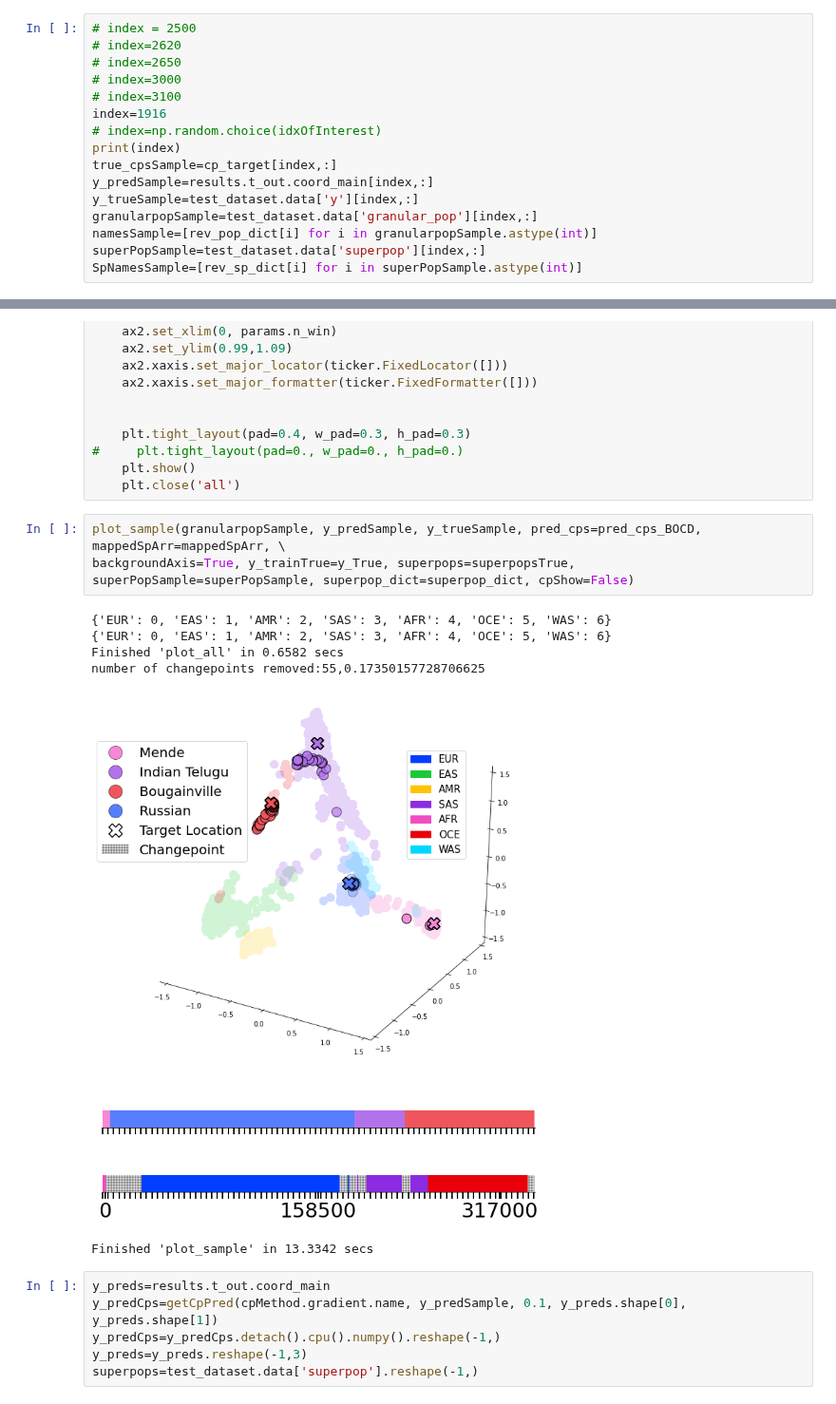
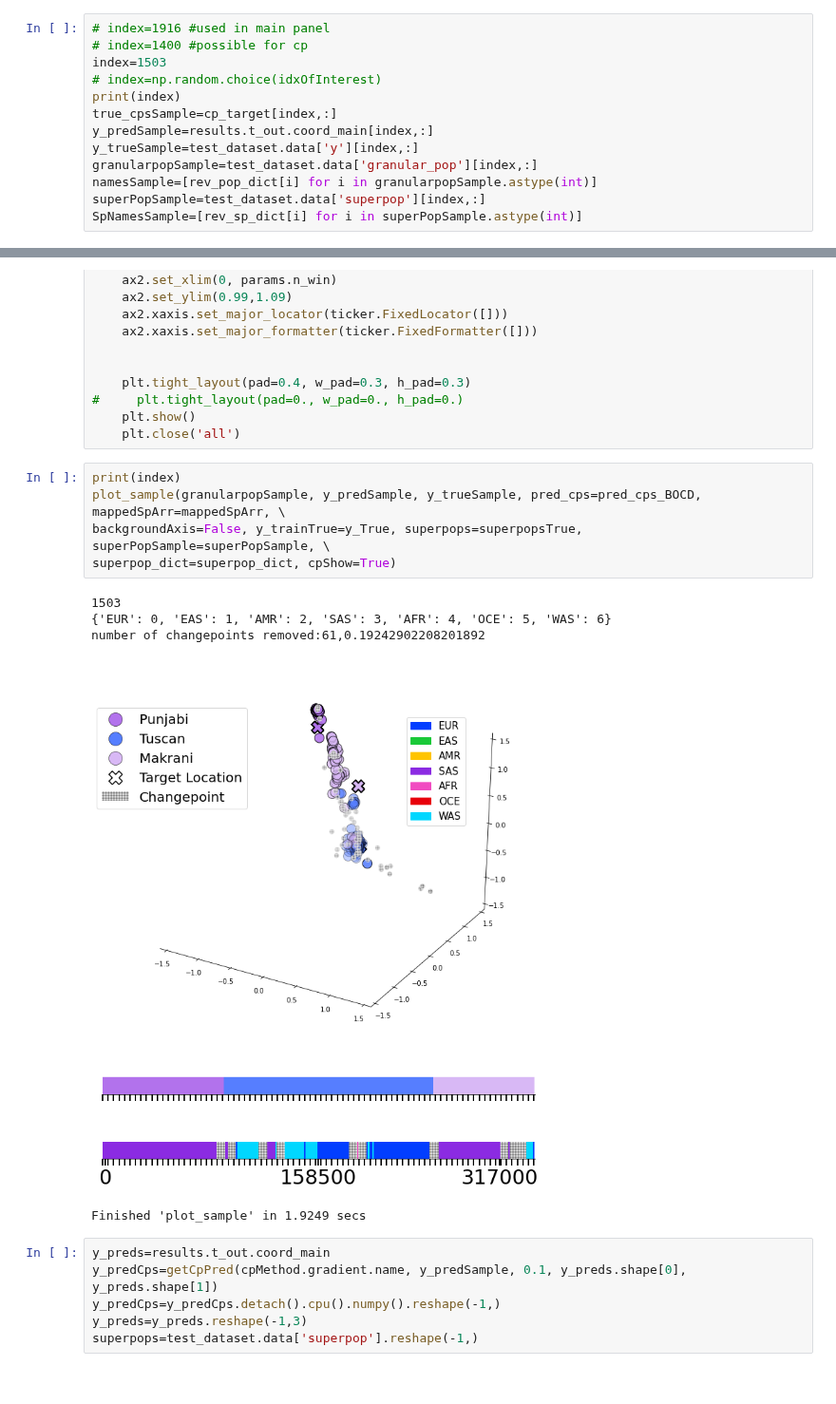
Before and after one commit to RichRast/Ge3Net, a Jupyter notebook: Notebooks/Shared_Notebooks/PCA predictions visualizations.ipynb, the cells around one changed output, grey strips where cells are left out. Shown at 95% size. Cells and saved outputs as stored; diff of their text form.

Commit message:
changepoints nb modified

```diff
--- a/Notebooks/Shared_Notebooks/PCA predictions visualizations.ipynb
+++ b/Notebooks/Shared_Notebooks/PCA predictions visualizations.ipynb
@@ -165,12 +165,9 @@ seqlen=cp_target.shape[1]
 rev_pop_dict={v:k for k,v in granular_pop_dict.items()}
 rev_sp_dict={v:k for k,v in superpop_dict.items()}
 # %%
-# index = 2500
-# index=2620
-# index=2650
-# index=3000
-# index=3100
-index=1916
+# index=1916 #used in main panel
+# index=1400 #possible for cp
+index=1503
 # index=np.random.choice(idxOfInterest)
 print(index)
 true_cpsSample=cp_target[index,:]
@@ -433,15 +430,16 @@ def plot_sample(granularPopSample, y_predSample, y_trueSample, **kwargs):
     plt.show()
     plt.close('all')
 # %%
+print(index)
 plot_sample(granularpopSample, y_predSample, y_trueSample, pred_cps=pred_cps_BOCD, mappedSpArr=mappedSpArr, \
-backgroundAxis=True, y_trainTrue=y_True, superpops=superpopsTrue, superPopSample=superPopSample, superpop_dict=superpop_dict, cpShow=False)
+backgroundAxis=False, y_trainTrue=y_True, superpops=superpopsTrue, superPopSample=superPopSample, \
+superpop_dict=superpop_dict, cpShow=True)
 # %% [output]
+1503
 {'EUR': 0, 'EAS': 1, 'AMR': 2, 'SAS': 3, 'AFR': 4, 'OCE': 5, 'WAS': 6}
-{'EUR': 0, 'EAS': 1, 'AMR': 2, 'SAS': 3, 'AFR': 4, 'OCE': 5, 'WAS': 6}
-Finished 'plot_all' in 0.6582 secs
-number of changepoints removed:55,0.17350157728706625
+number of changepoints removed:61,0.19242902208201892
-[figure, old version]
+[figure, new version]
-Finished 'plot_sample' in 13.3342 secs
+Finished 'plot_sample' in 1.9249 secs
 # %%
 y_preds=results.t_out.coord_main
 y_predCps=getCpPred(cpMethod.gradient.name, y_predSample, 0.1, y_preds.shape[0], y_preds.shape[1])
```
Also changed, not shown: parts of 5 cells of this notebook, 1 other file.
